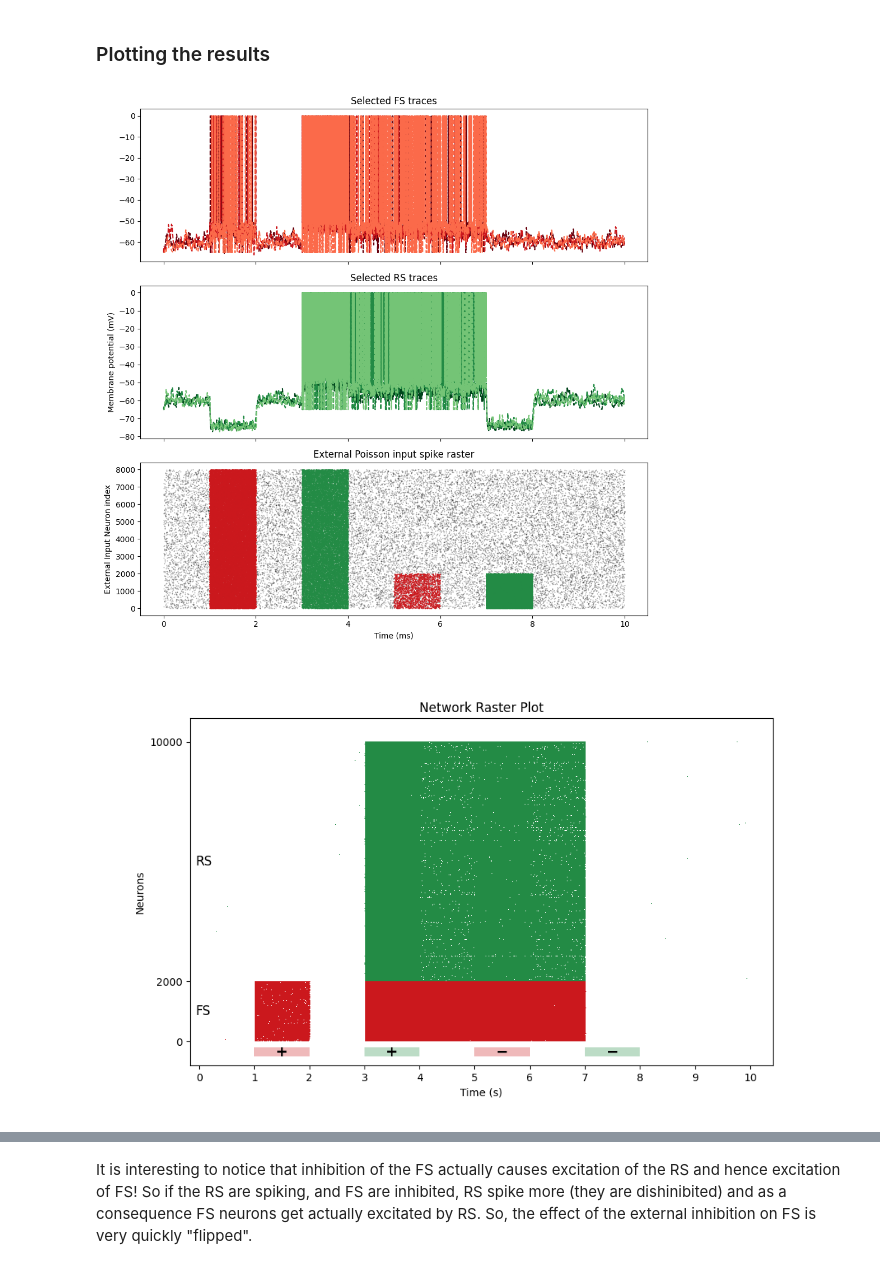
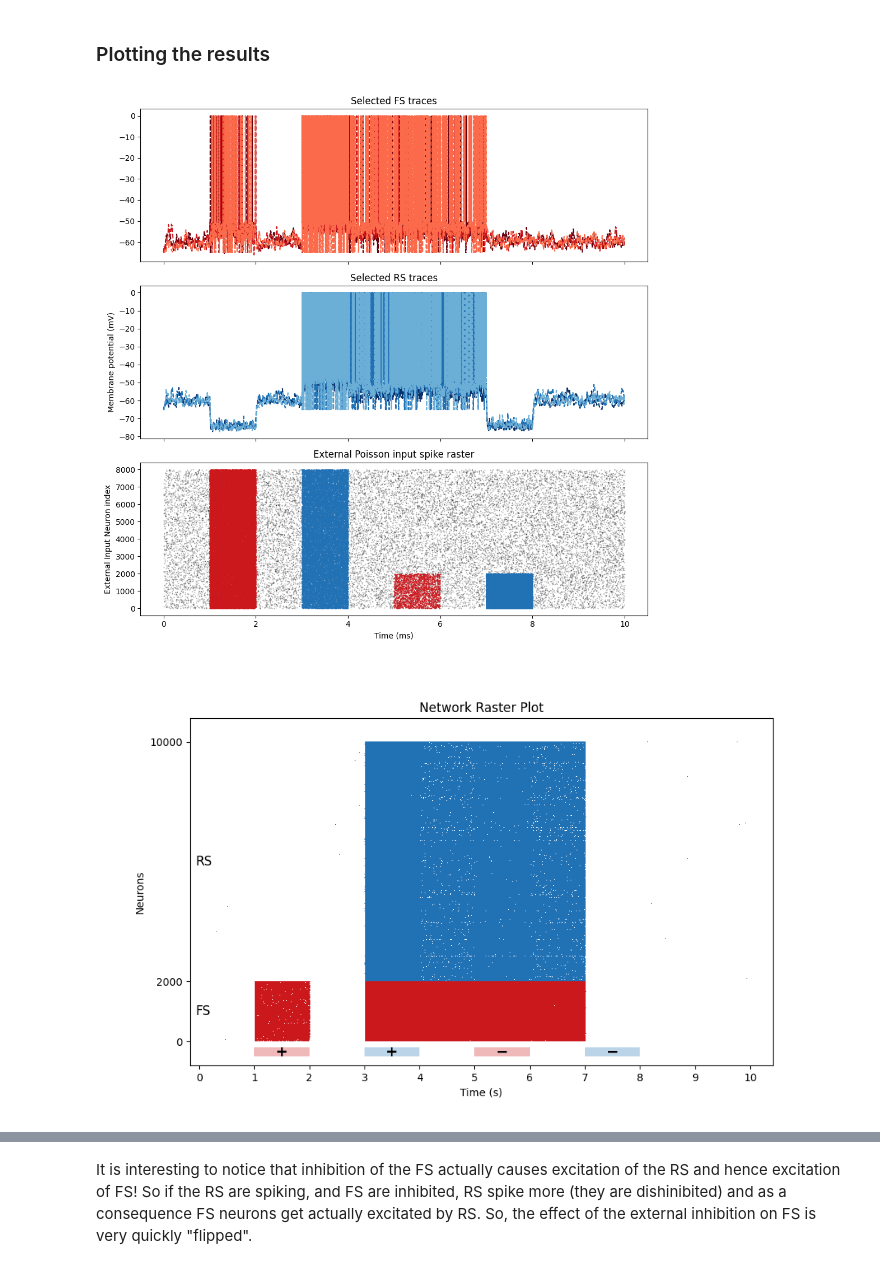
Before and after one commit to IlaCar/neuron-to-meanfield, a Jupyter notebook: neural_network_simulation/NN_FS_RS_no_adapt.ipynb, the cells around one changed output, grey strips where cells are left out. Drawn from its saved outputs; the diff is of its cells as text; code cells hidden in the pictures.

```diff
--- a/neural_network_simulation/NN_FS_RS_no_adapt.ipynb
+++ b/neural_network_simulation/NN_FS_RS_no_adapt.ipynb
@@ -95,20 +95,20 @@ network_config
 # %% [markdown]
 #### Defining the neuron models and number of neurons per population
 # %%
-neuron_model = 'FS'
+neuron_model_FS = 'FS'
 N_cell_FS = network_config['network_composition']['FS_neuron']
 G_FS = setting_simulation_Brian(idx = idx,
                                  N_cell = N_cell_FS,
-                                 neuron_model = neuron_model,
-                                 json_file_name = os.path.join(data_folder, neuron_model + '.json'),
+                                 neuron_model = neuron_model_FS,
+                                 json_file_name = os.path.join(data_folder, neuron_model_FS + '.json'),
                                  curr_inj = current_timed_array)
 
-neuron_model = 'RS_no_adapt'
+neuron_model_RS = 'RS_no_adapt'
 N_cell_RS = network_config['network_composition']['RS_neuron']
 G_RS = setting_simulation_Brian(idx = idx,
                                  N_cell = N_cell_RS,
-                                 neuron_model = neuron_model,
-                                 json_file_name = os.path.join(data_folder, neuron_model + '.json'),
+                                 neuron_model = neuron_model_RS,
+                                 json_file_name = os.path.join(data_folder, neuron_model_RS + '.json'),
                                  curr_inj = current_timed_array)
 # %% [markdown]
 ### Connecting the 2 populations
@@ -184,7 +184,7 @@ rate_timed_array_all = b2.TimedArray(rate_array, dt=dt)
 rate_array = b2.zeros(len(times)) * b2.Hz
 p_start = 1 * b2.second
 p_end = 2 * b2.second
-exc_interval_FS = (p_start/b2.second, p_end/b2.second, 'FS')
+exc_interval_FS = (p_start/b2.second, p_end/b2.second, neuron_model_FS)
 rate_array[(times >= p_start) & (times < p_end)] = rate_exc_external_input_FS
 # Create the TimedArray
 rate_timed_array_exc_FS = b2.TimedArray(rate_array, dt=dt)
@@ -193,7 +193,7 @@ rate_timed_array_exc_FS = b2.TimedArray(rate_array, dt=dt)
 rate_array = b2.zeros(len(times)) * b2.Hz
 p_start = 3 * b2.second
 p_end = 4 * b2.second
-exc_interval_RS = (p_start/b2.second, p_end/b2.second, 'RS')
+exc_interval_RS = (p_start/b2.second, p_end/b2.second, neuron_model_RS)
 rate_array[(times >= p_start) & (times < p_end)] = rate_exc_external_input_RS
 rate_timed_array_exc_RS = b2.TimedArray(rate_array, dt=dt)
 
@@ -212,7 +212,7 @@ rate_inh_external_input_RS = network_config['rates']['freq_inh_RS'] * b2.Hz # fi
 rate_array = b2.zeros(len(times)) * b2.Hz
 p_start = 5 * b2.second
 p_end = 6 * b2.second
-inh_interval_FS = (p_start/b2.second, p_end/b2.second, 'FS')
+inh_interval_FS = (p_start/b2.second, p_end/b2.second, neuron_model_FS)
 rate_array[(times >= p_start) & (times < p_end)] = rate_inh_external_input_FS
 # Create the TimedArray
 rate_timed_array_inh_FS = b2.TimedArray(rate_array, dt=dt)
@@ -221,7 +221,7 @@ rate_timed_array_inh_FS = b2.TimedArray(rate_array, dt=dt)
 rate_array = b2.zeros(len(times)) * b2.Hz
 p_start = 7 * b2.second
 p_end = 8 * b2.second
-inh_interval_RS = (p_start/b2.second, p_end/b2.second, 'RS')
+inh_interval_RS = (p_start/b2.second, p_end/b2.second, neuron_model_RS)
 rate_array[(times >= p_start) & (times < p_end)] = rate_inh_external_input_RS
 rate_timed_array_inh_RS = b2.TimedArray(rate_array, dt=dt)
 
@@ -299,18 +299,20 @@ fig = plotting_3_traces_per_population(pop1 = mon_FS,
                                        ext_input_2 = mon_Poisson_input_exc_RS,
                                        ext_input_3 = mon_Poisson_input_inh_FS,
                                        ext_input_4 = mon_Poisson_input_inh_RS,
-                                       pretty_plot = True)
+                                       pretty_plot = True,
+                                       RS_adaptation = False)
 # %% [output]
-[figure, old version]
+[figure, new version]
 # %%
 fig = network_raster_plot(pop1 = mon_spike_FS,
                     pop2 = mon_spike_RS,
                     N_pop1 = N_cell_FS,
                     N_pop2 = N_cell_RS,
                     exc_intervals=exc_intervals,
-                    inh_intervals=inh_intervals)
+                    inh_intervals=inh_intervals,
+                    RS_adaptation= False)
 # %% [output]
-[figure, old version]
+[figure, new version]
 # %%
 fig = plotting_pop_freq_and_std(sim_duration = sim_duration,
                               pop1 = mon_spike_FS,
```
Also changed, not shown: parts of 4 cells of this notebook, 1 other file.
